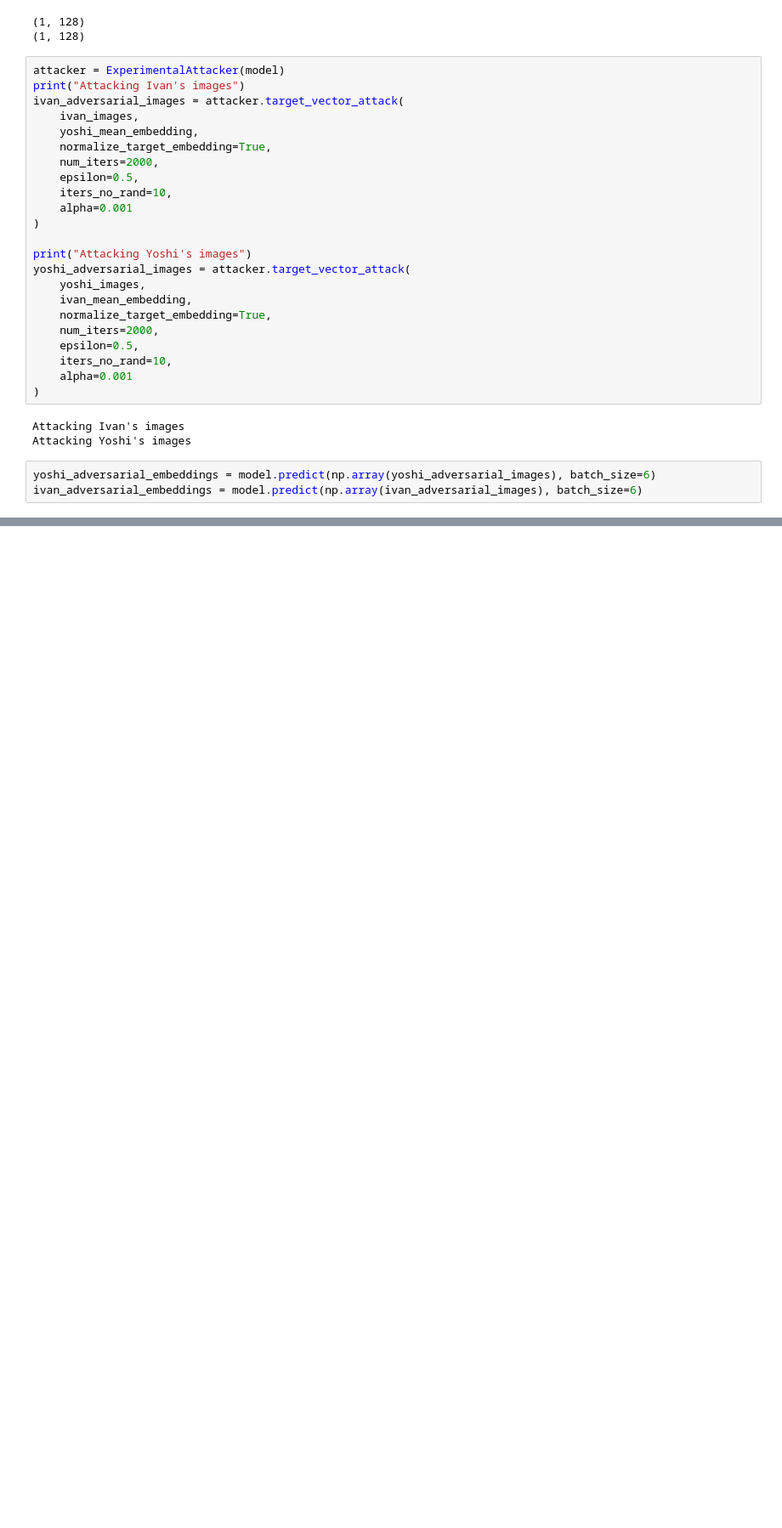
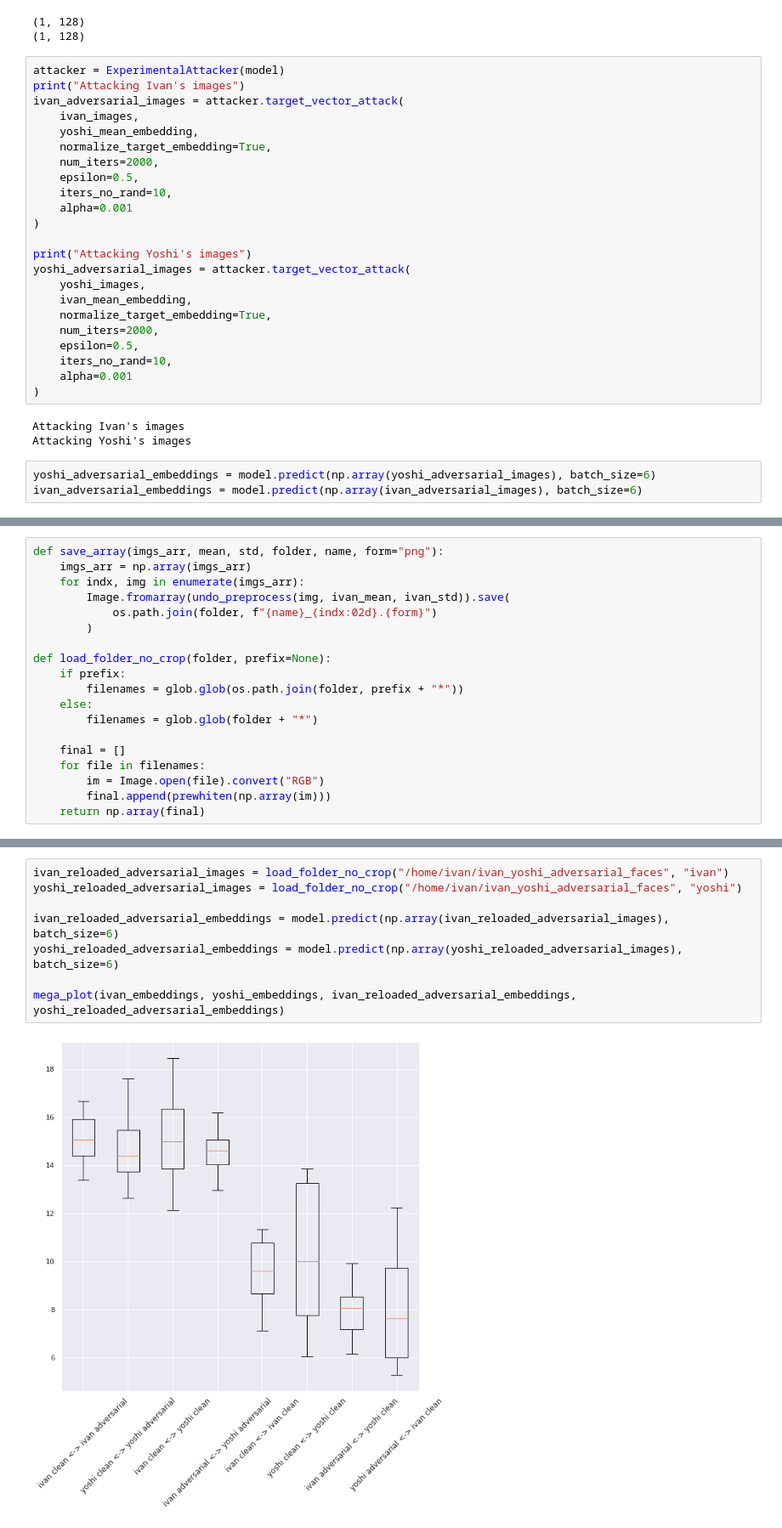
Before and after one commit to psturmfels/adversarial_faces, a Jupyter notebook: notebooks/Strong_Attack.ipynb, the cells around one changed output, grey strips where cells are left out. Shown at 85% size. Cells and saved outputs as stored; diff of their text form; blank space fills up the shorter version.

```diff
--- a/notebooks/Strong_Attack.ipynb
+++ b/notebooks/Strong_Attack.ipynb
@@ -573,0 +599,19 @@ ax1.set_xticklabels(["ivan clean <-> ivan adversarial", "yoshi clean <-> yoshi a
+# %%
+def save_array(imgs_arr, mean, std, folder, name, form="png"):
+    imgs_arr = np.array(imgs_arr)
+    for indx, img in enumerate(imgs_arr):
+        Image.fromarray(undo_preprocess(img, ivan_mean, ivan_std)).save(
+            os.path.join(folder, f"{name}_{indx:02d}.{form}")
+        )
+
+def load_folder_no_crop(folder, prefix=None):
+    if prefix:
+        filenames = glob.glob(os.path.join(folder, prefix + "*"))
+    else:
+        filenames = glob.glob(folder + "*")
+
+    final = []
+    for file in filenames:
+        im = Image.open(file).convert("RGB")
+        final.append(prewhiten(np.array(im)))
+    return np.array(final)
@@ -573,0 +621,10 @@ ax1.set_xticklabels(["ivan clean <-> ivan adversarial", "yoshi clean <-> yoshi a
+# %%
+ivan_reloaded_adversarial_images = load_folder_no_crop("/home/ivan/ivan_yoshi_adversarial_faces", "ivan")
+yoshi_reloaded_adversarial_images = load_folder_no_crop("/home/ivan/ivan_yoshi_adversarial_faces", "yoshi")
+
+ivan_reloaded_adversarial_embeddings = model.predict(np.array(ivan_reloaded_adversarial_images), batch_size=6)
+yoshi_reloaded_adversarial_embeddings = model.predict(np.array(yoshi_reloaded_adversarial_images), batch_size=6)
+
+mega_plot(ivan_embeddings, yoshi_embeddings, ivan_reloaded_adversarial_embeddings, yoshi_reloaded_adversarial_embeddings)
+# %% [output]
+[figure, added]
```
Also changed, not shown: parts of 12 cells of this notebook.
